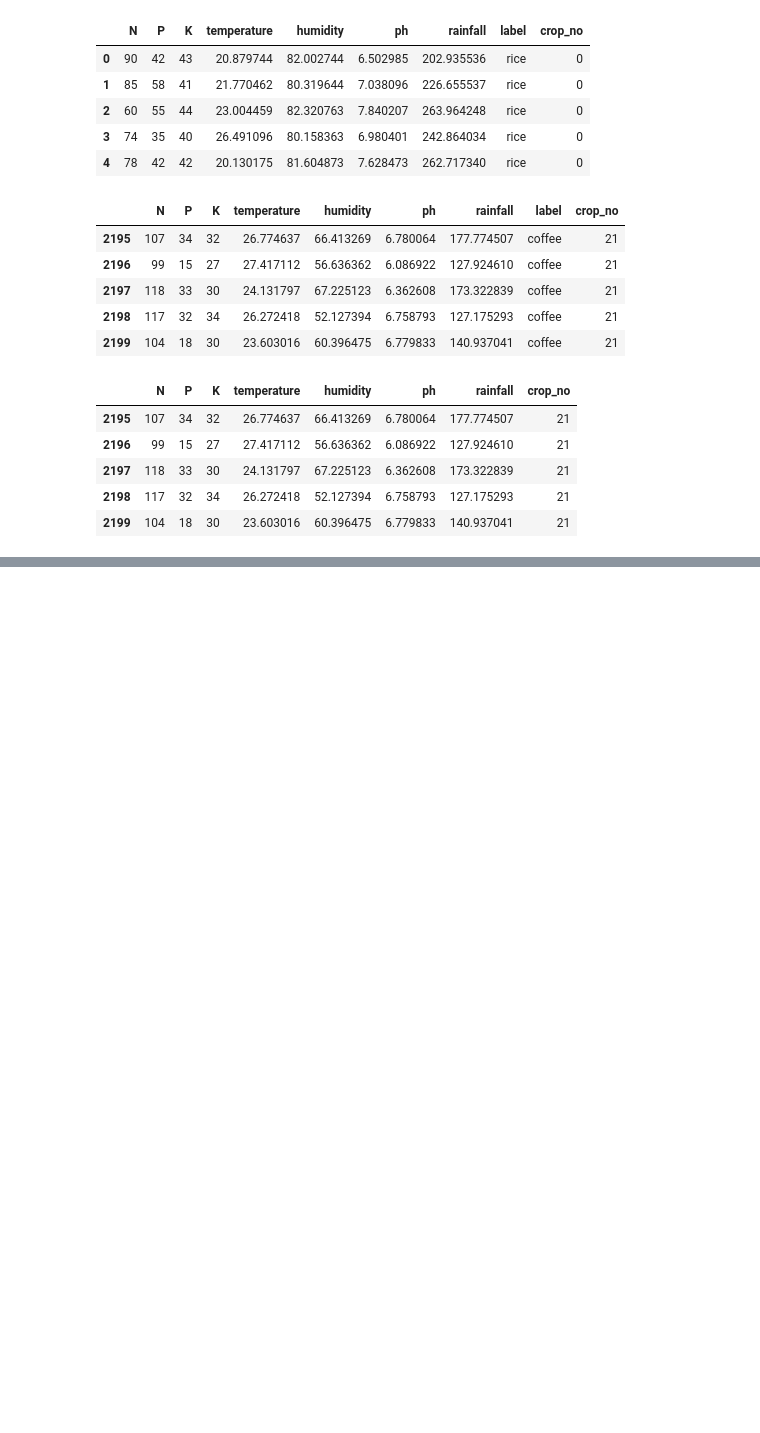
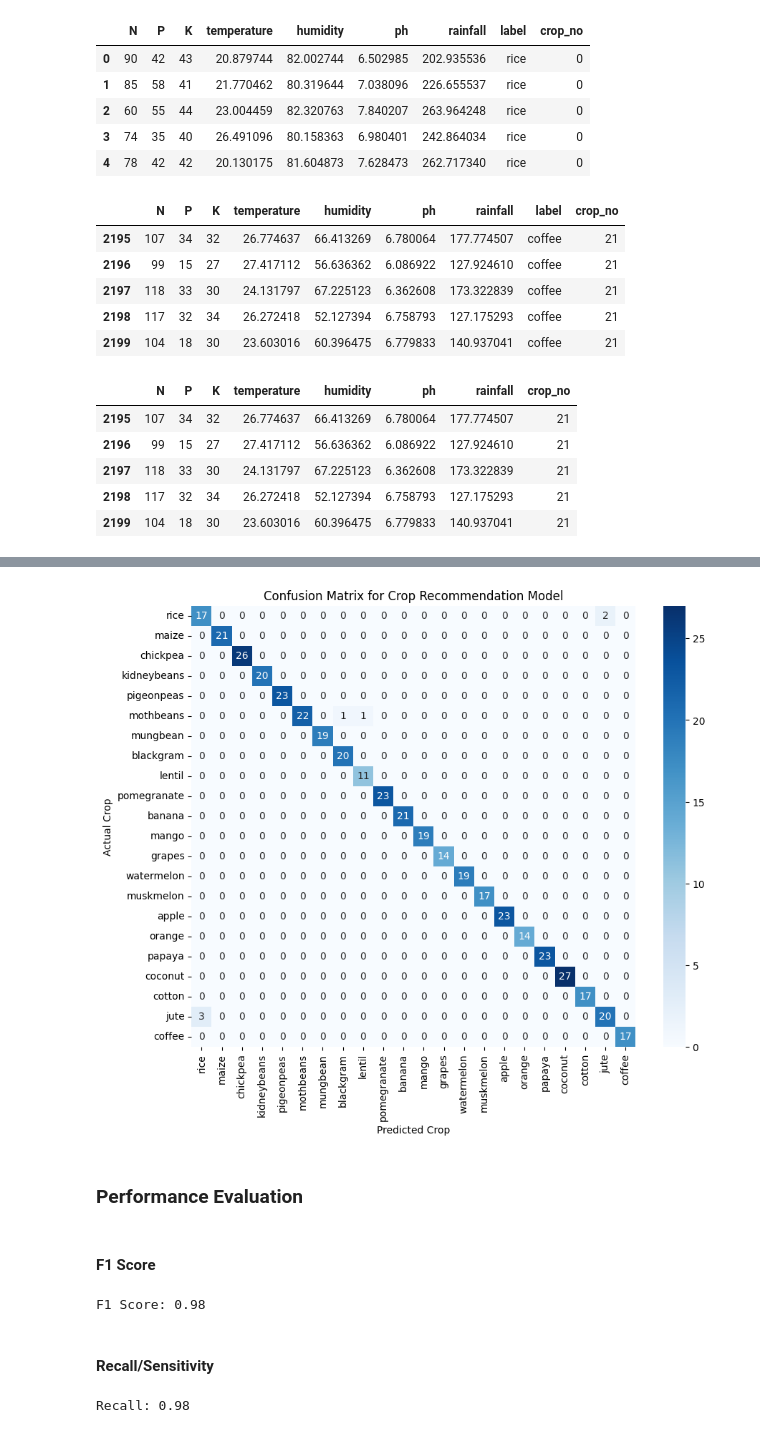
Before and after one commit to DKS2301/Crop-and-Fertilizer-Recommendation-System, a Jupyter notebook: crop.ipynb, the cells around one changed output, grey strips where cells are left out. Drawn from its saved outputs; the diff is of its cells as text; code cells hidden in the pictures; blank space fills up the shorter version.

Commit message:
metrics

```diff
--- a/crop.ipynb
+++ b/crop.ipynb
@@ -274,0 +309,10 @@ crop.tail()
+# %%
+#Training
+from sklearn.tree import DecisionTreeClassifier
+from sklearn.metrics import accuracy_score
+
+# intialize the DecisionTree Classifier
+DT = DecisionTreeClassifier()
+
+# Train the model
+DT.fit(X_train,y_train)
@@ -274,0 +327,9 @@ crop.tail()
+# %%
+# evaluate the model on test dataset
+y_pred_test = DT.predict(X_test)
+# Create DataFrame with actual vs predicted values
+predictions_df = pd.DataFrame({'Actual Crop': y_test, 'Predicted Crop': y_pred_test})
+
+# Display first 10 rows
+print(predictions_df.head(10))
+print(f"Accuracy score of Decision Tree Classifier is: {accuracy_score(y_test,y_pred_test)}")
@@ -274,0 +349,49 @@ crop.tail()
+# %%
+import matplotlib.pyplot as plt
+import seaborn as sns
+from sklearn.metrics import confusion_matrix
+
+# Generate confusion matrix
+cm = confusion_matrix(y_test, y_pred_test)
+
+# Crop label mapping
+crop_dict = {
+    0: 'rice', 1: 'maize', 2: 'chickpea', 3: 'kidneybeans', 4: 'pigeonpeas',
+    5: 'mothbeans', 6: 'mungbean', 7: 'blackgram', 8: 'lentil', 9: 'pomegranate',
+    10: 'banana', 11: 'mango', 12: 'grapes', 13: 'watermelon', 14: 'muskmelon',
+    15: 'apple', 16: 'orange', 17: 'papaya', 18: 'coconut', 19: 'cotton',
+    20: 'jute', 21: 'coffee'
+}
+
+# Convert dictionary values to a list for axis labels
+crop_labels = list(crop_dict.values())
+
+# Display confusion matrix using Seaborn heatmap
+plt.figure(figsize=(10, 8))
+sns.heatmap(cm, annot=True, fmt='d', cmap='Blues', xticklabels=crop_labels, yticklabels=crop_labels)
+plt.xlabel('Predicted Crop')
+plt.ylabel('Actual Crop')
+plt.title('Confusion Matrix for Crop Recommendation Model')
+plt.show()
+# %% [output]
+[figure, added]
+# %% [markdown]
+### Performance Evaluation
+# %% [markdown]
+#### F1 Score
+# %%
+from sklearn.metrics import f1_score
+
+f1 = f1_score(y_test, y_pred_test, average='weighted')
+print(f'F1 Score: {f1:.2f}')
+# %% [output]
+F1 Score: 0.98
+# %% [markdown]
+#### Recall/Sensitivity
+# %%
+from sklearn.metrics import recall_score
+
+recall = recall_score(y_test, y_pred_test, average='weighted')
+print(f'Recall: {recall:.2f}')
+# %% [output]
+Recall: 0.98
```
Also changed, not shown: parts of 29 cells of this notebook.
